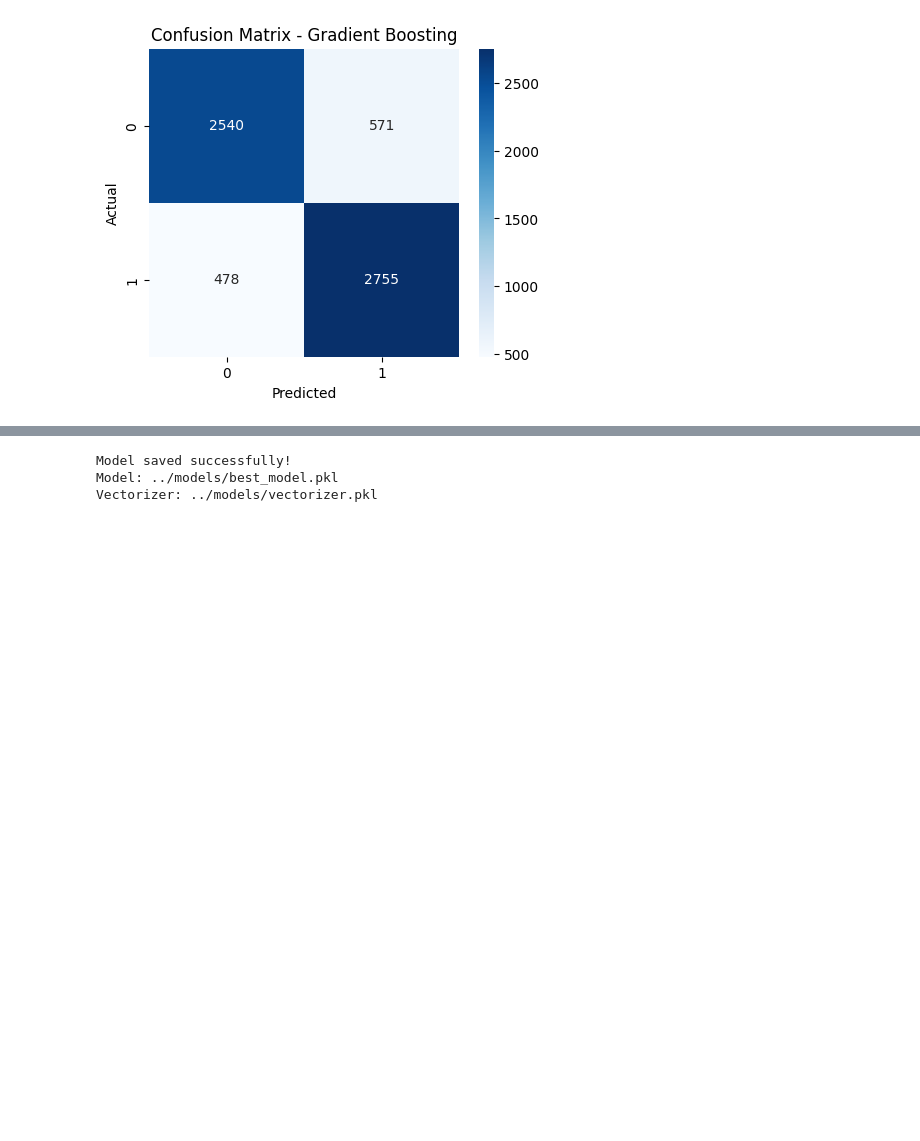
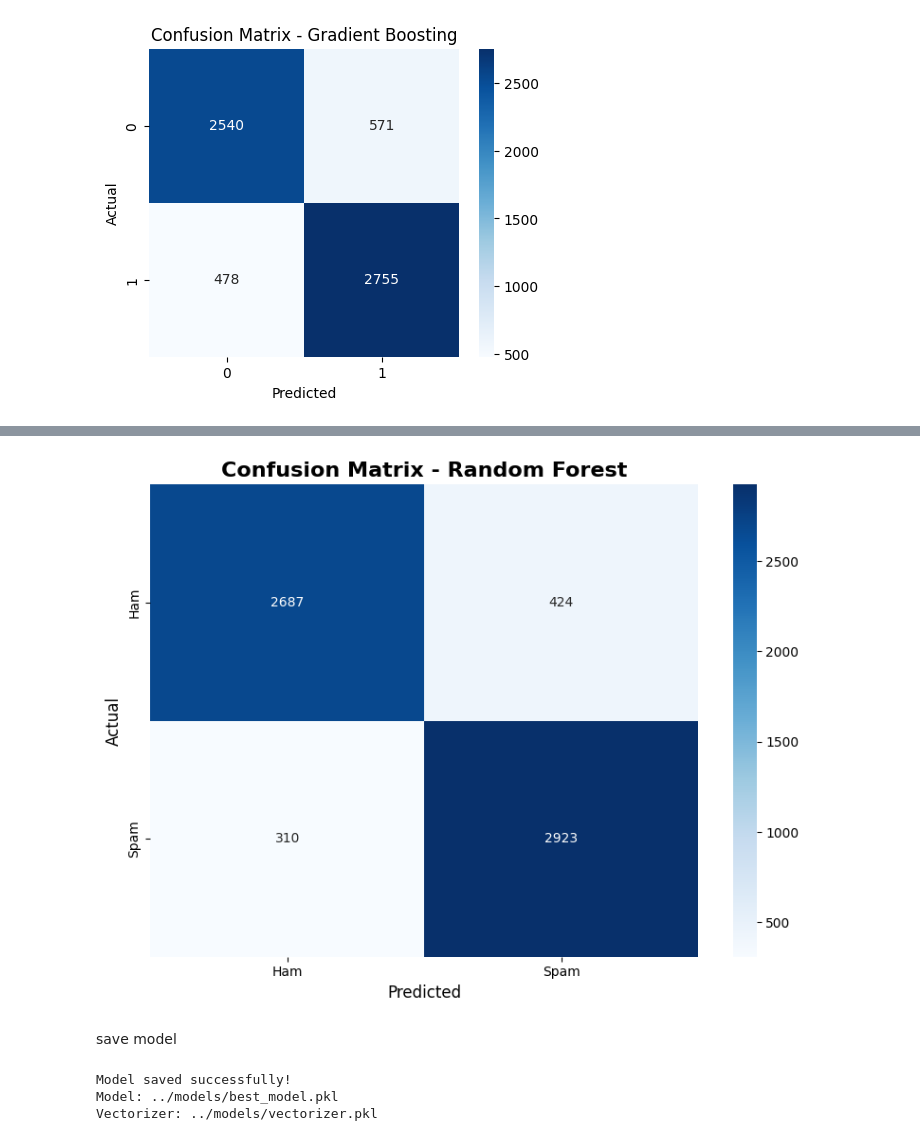
Before and after one commit to mohammed-ali-boutaine/Spam-Detection-Model, a Jupyter notebook: notebook/3-training.ipynb, the cells around one changed output, grey strips where cells are left out. Cells and saved outputs as stored; diff of their text form; code cells hidden in the pictures; blank space fills up the shorter version.

```diff
--- a/notebook/3-training.ipynb
+++ b/notebook/3-training.ipynb
@@ -335,0 +334,13 @@ RandomForestClassifier(max_depth=20, max_features='log2', n_estimators=300)
+# %%
+y_pred_best = best_model.predict(X_test_vec)
+
+
+# Overall metrics
+print(f"Accuracy:  {accuracy_score(y_test, y_pred_best):.4f}")
+print(f"Precision: {precision_score(y_test, y_pred_best):.4f}")
+print(f"Recall:    {recall_score(y_test, y_pred_best):.4f}")
+print(f"F1 Score:  {f1_score(y_test, y_pred_best):.4f}")
+
+# Classification report
+
+print(classification_report(y_test, y_pred_best, target_names=['Ham', 'Spam']))
@@ -336,3 +360,21 @@ RandomForestClassifier(max_depth=20, max_features='log2', n_estimators=300)
+# %%
+# Confusion matrix
+cm = confusion_matrix(y_test, y_pred_best)
+
+# Visualize confusion matrix
+plt.figure(figsize=(8, 6))
+sns.heatmap(cm, annot=True, fmt='d', cmap='Blues',
+            xticklabels=['Ham', 'Spam'],
+            yticklabels=['Ham', 'Spam'])
+plt.title(f'Confusion Matrix - {best_model_name}', fontsize=16, fontweight='bold')
+plt.ylabel('Actual', fontsize=12)
+plt.xlabel('Predicted', fontsize=12)
+plt.tight_layout()
+plt.show()
+# %% [output]
+[figure, added]
+# %% [markdown]
+save model
 # %%
 import joblib
 
```
Also changed, not shown: parts of 9 cells of this notebook, 11 other files.
